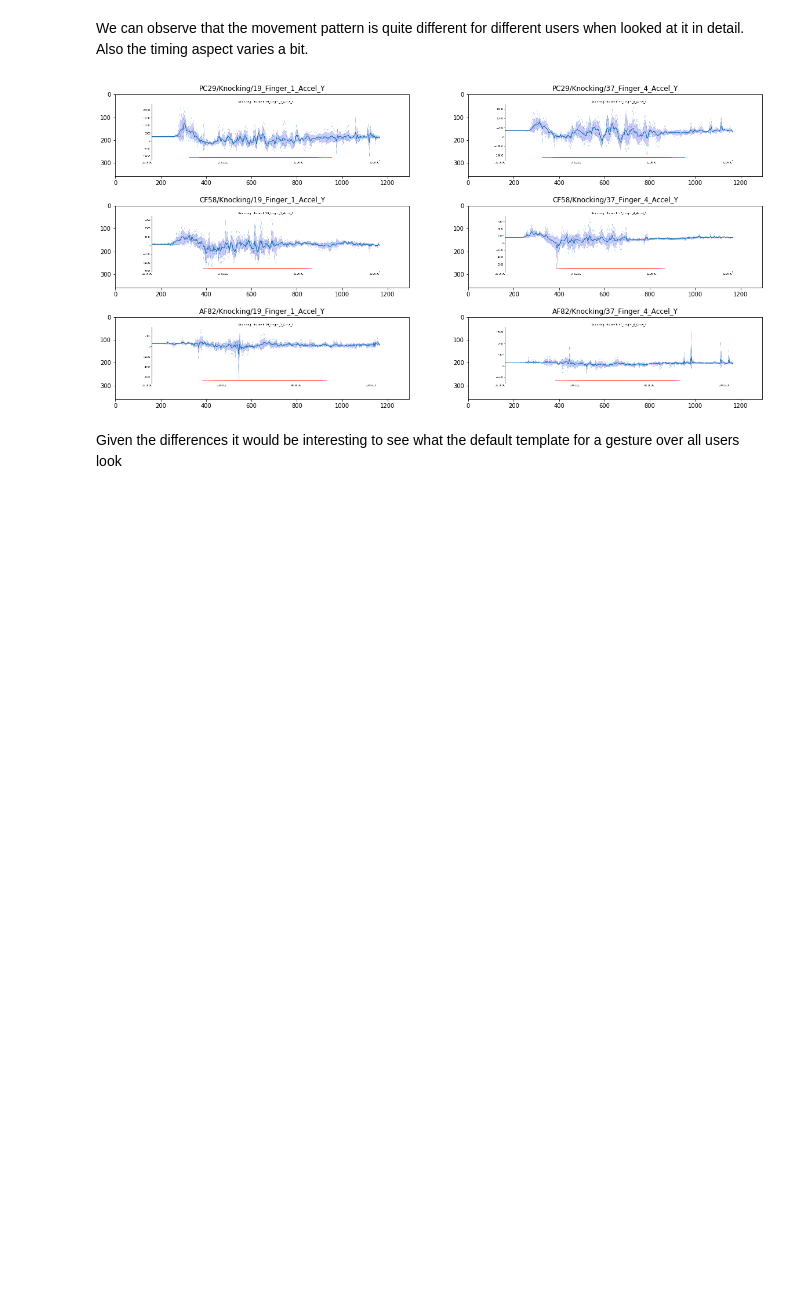
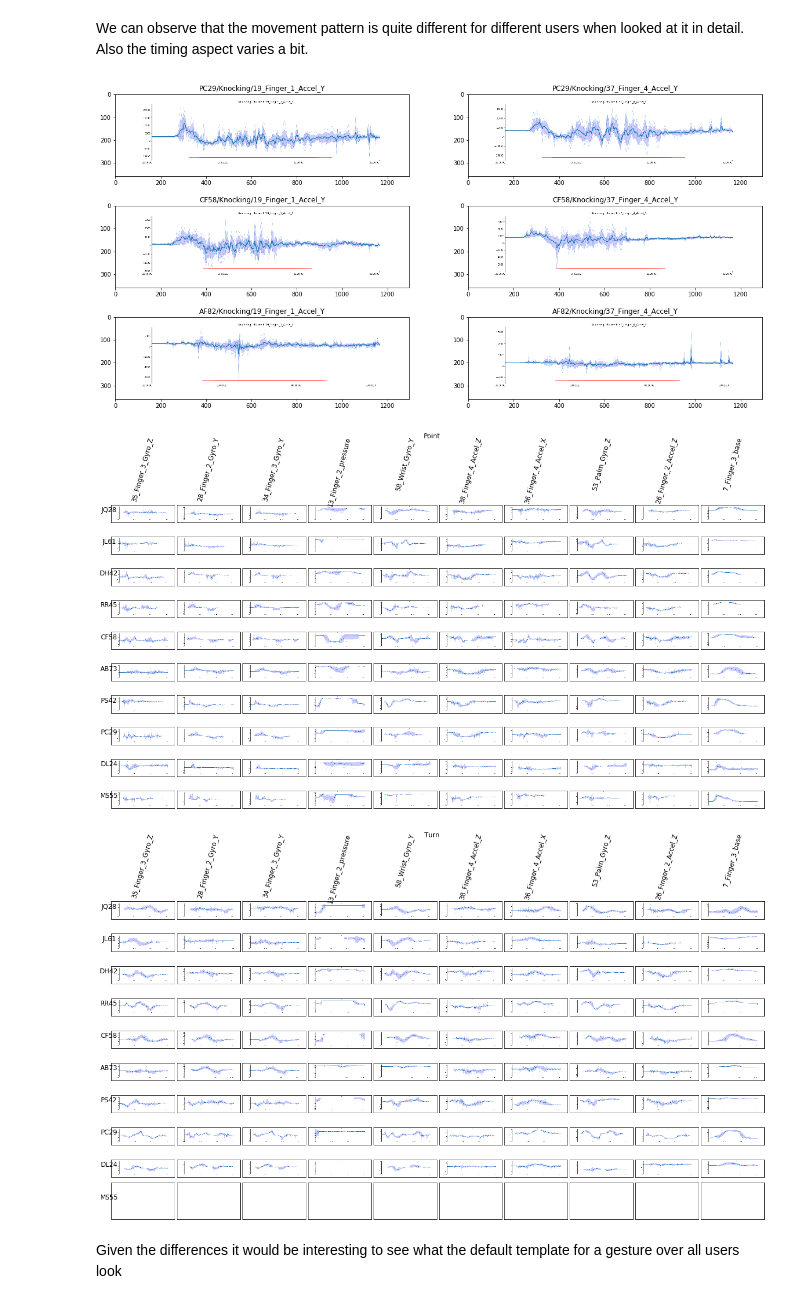
Before and after one commit to joergsimon/thesis, a Jupyter notebook: gesture-analysis/scripts/Description of Raw Data.ipynb, the cells around one changed output. Saved outputs shown, nothing was run; the diff lists cells and outputs as text; code cells hidden in the pictures; blank space fills up the shorter version.

```diff
--- a/gesture-analysis/scripts/Description of Raw Data.ipynb
+++ b/gesture-analysis/scripts/Description of Raw Data.ipynb
@@ -818,5 +746,10 @@ We can observe that the movement pattern is quite different for different users
 ud_helper.display_random_generated_images(3,1,2)
 # %% [output]
 [figure]
+# %%
+ud_helper.display_random_generated_images(10,2,10)
+# %% [output]
+[figure, added]
+[figure, added]
 # %% [markdown]
 Given the differences it would be interesting to see what the default template for a gesture over all users look
```
Also changed, not shown: parts of 28 cells of this notebook.
